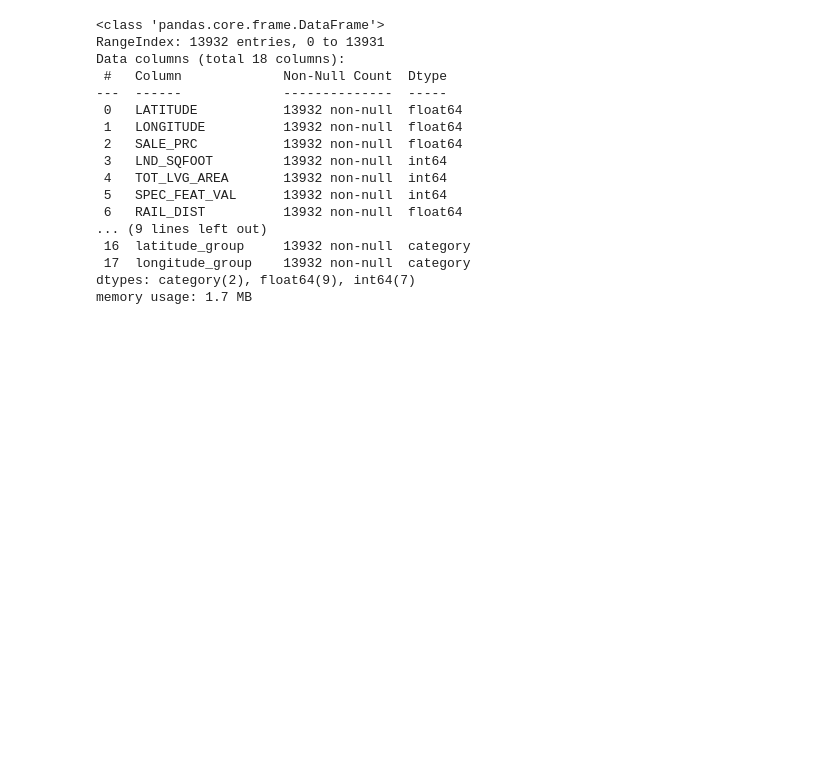
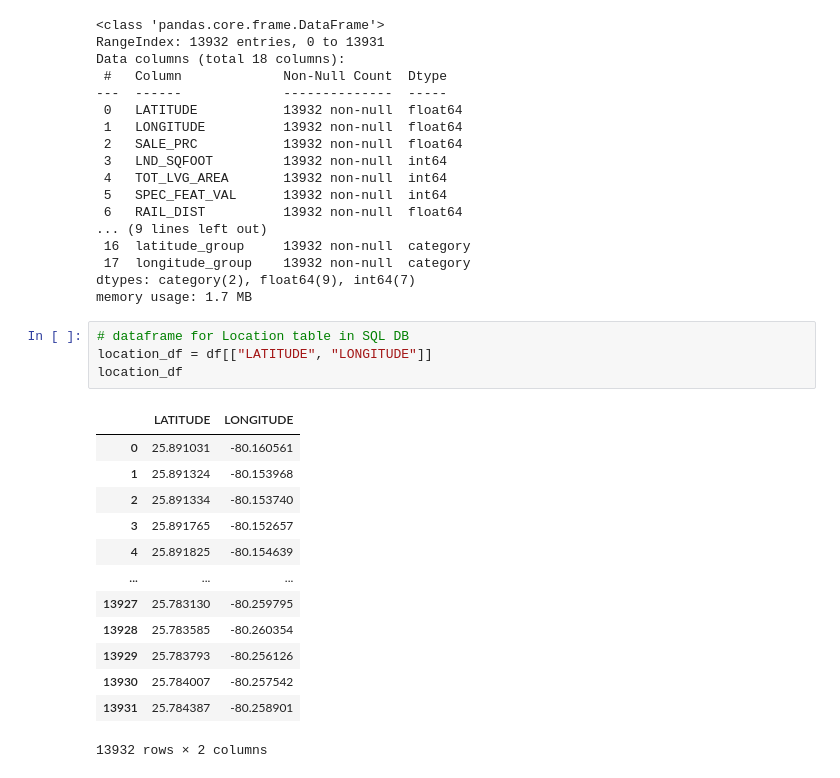
Before and after one commit to kwarzeski/housing_data, a Jupyter notebook: Miami_Housing_Data.ipynb, the cells around one changed output. Drawn from its saved outputs; the diff is of its cells as text; blank space fills up the shorter version.

```diff
--- a/Miami_Housing_Data.ipynb
+++ b/Miami_Housing_Data.ipynb
@@ -241,3 +241,21 @@ Data columns (total 18 columns):
  17  longitude_group    13932 non-null  category
 dtypes: category(2), float64(9), int64(7)
 memory usage: 1.7 MB
+# %%
+# dataframe for Location table in SQL DB
+location_df = df[["LATITUDE", "LONGITUDE"]]
+location_df
+# %% [output]
+|  | LATITUDE | LONGITUDE |
+| 0 | 25.891031 | -80.160561 |
+| 1 | 25.891324 | -80.153968 |
+| 2 | 25.891334 | -80.153740 |
+| 3 | 25.891765 | -80.152657 |
+| 4 | 25.891825 | -80.154639 |
+| ... | ... | ... |
+| 13927 | 25.783130 | -80.259795 |
+| 13928 | 25.783585 | -80.260354 |
+| 13929 | 25.783793 | -80.256126 |
+| 13930 | 25.784007 | -80.257542 |
+| 13931 | 25.784387 | -80.258901 |
+13932 rows × 2 columns
```
Also changed, not shown: parts of 2 cells of this notebook.
